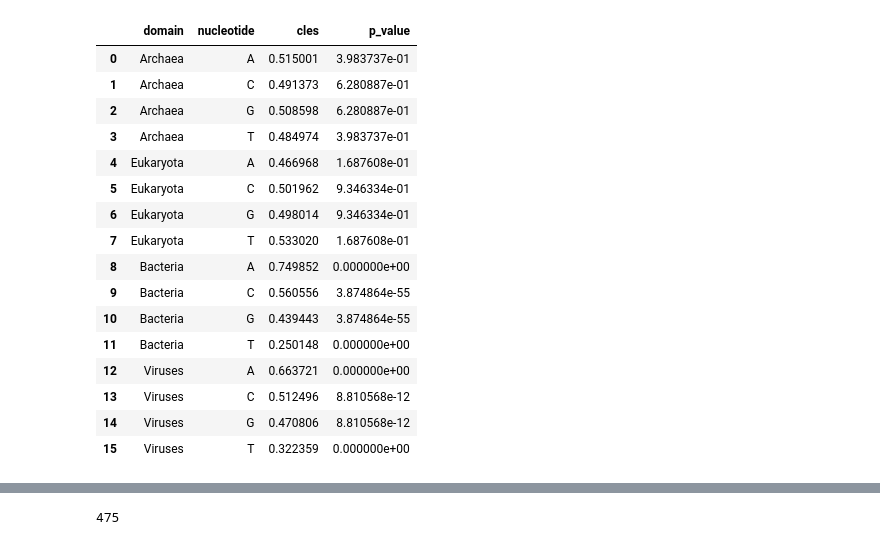
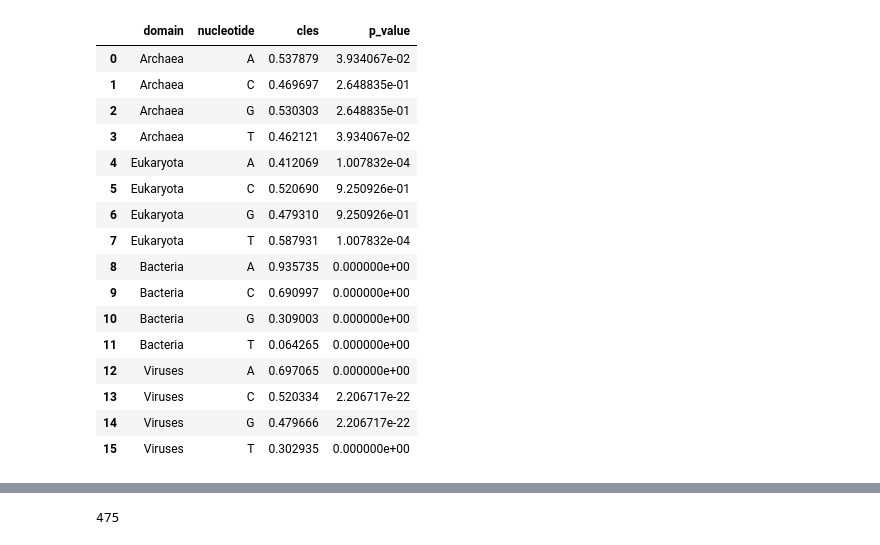
Before and after one commit to Georgakopoulos-Soares-lab/tree_of_life_IR, a Jupyter notebook: notebooks/Motif_Biophysical_Properties_rmk.ipynb, the cells around one changed output, grey strips where cells are left out. Saved outputs shown, nothing was run; the diff lists cells and outputs as text; code cells hidden in the pictures.

```diff
--- a/notebooks/Motif_Biophysical_Properties_rmk.ipynb
+++ b/notebooks/Motif_Biophysical_Properties_rmk.ipynb
@@ -30,0 +81,3 @@ shape: (33_558_919, 21)
+# %%
+df = pl.read_csv("merged_coords_summary_IR.tsv", separator="\t", has_header=True)
+df
@@ -30,0 +99,7 @@ shape: (33_558_919, 21)
+# %%
+extract_id = lambda x: "_".join(Path(x).name.split("_")[:2])
+validated_normal = set(extract_id(line.strip()) for line in open("processed_succesfully_IR_normal.txt"))
+# validated_shuffled = set(extract_id(line.strip()) for line in open("processed_succesfully_IR_shuffled.txt"))
+# mutual_assemblies = validated_normal.intersection(validated_shuffled)
+motif_df = motif_df.filter(pl.col("#assembly_accession").is_in(validated_normal))
+motif_df
@@ -30,0 +228,7 @@ shape: (33_558_919, 21)
+# %%
+extract_id = lambda x: "_".join(Path(x).name.split("_")[:2])
+validated_normal = set(extract_id(line.strip()) for line in open("processed_succesfully_IR_normal.txt"))
+# validated_shuffled = set(extract_id(line.strip()) for line in open("processed_succesfully_IR_shuffled.txt"))
+# mutual_assemblies = validated_normal.intersection(validated_shuffled)
+motif_df = motif_df.filter(pl.col("#assembly_accession").is_in(validated_normal))
+motif_df
@@ -180,7 +407,18 @@ shape: (8, 5)
 # %%
 import pandas as pd
 import numpy as np
-from scipy.stats import mannwhitneyu
+from scipy.stats import mannwhitneyu, wilcoxon
+
+def paired_common_language_effect_size(x, y):
+    x = np.asarray(x)
+    y = np.asarray(y)
+
+    if len(x) != len(y):
+        raise ValueError("Paired CLES requires x and y to have the same length")
+
+    diff = x - y
+    return (np.sum(diff > 0) + 0.5 * np.sum(diff == 0)) / len(diff)
+
 
 def common_language_effect_size(x, y):
     n_x = len(x)
@@ -188,52 +426,48 @@ def common_language_effect_size(x, y):
     count = 0
     for xi in x:
         count += np.sum(xi > y)
     return count / (n_x * n_y)
 
 cles_results = []
 domains = ["Archaea", "Eukaryota", "Bacteria", "Viruses"]
 nucleotides = ["A", "C", "G", "T"]
 for domain in domains:
     df = grouped_right_left_profile_melted_df.filter(pl.col("domain") == domain).to_pandas()
-
     for nt in nucleotides:
         left_values = df[(df["nucleotide"] == nt) & (df["left_right_arm_group"] == "Left Arm")]["fraction"].values
         right_values = df[(df["nucleotide"] == nt) & (df["left_right_arm_group"] == "Right Arm")]["fraction"].values
-
         if len(left_values) == 0 or len(right_values) == 0:
             cles = np.nan
         else:
-            cles = common_language_effect_size(left_values, right_values)
-
+            cles = paired_common_language_effect_size(left_values, right_values)
         if len(left_values) > 0 and len(right_values) > 0:
-            _, pval = mannwhitneyu(left_values, right_values, alternative="two-sided")
+            _, pval = wilcoxon(left_values, right_values, alternative="two-sided")
         else:
             pval = np.nan
-
         cles_results.append({
             "domain": domain,
             "nucleotide": nt,
             "cles": cles,
             "p_value": pval
         })
 
 cles_df = pd.DataFrame(cles_results)
 cles_df
 # %% [output]
 |  | domain | nucleotide | cles | p_value |
-| 0 | Archaea | A | 0.515001 | 3.983737e-01 |
-| 1 | Archaea | C | 0.491373 | 6.280887e-01 |
-| 2 | Archaea | G | 0.508598 | 6.280887e-01 |
-| 3 | Archaea | T | 0.484974 | 3.983737e-01 |
-| 4 | Eukaryota | A | 0.466968 | 1.687608e-01 |
-| 5 | Eukaryota | C | 0.501962 | 9.346334e-01 |
-| 6 | Eukaryota | G | 0.498014 | 9.346334e-01 |
-| 7 | Eukaryota | T | 0.533020 | 1.687608e-01 |
-| 8 | Bacteria | A | 0.749852 | 0.000000e+00 |
-| 9 | Bacteria | C | 0.560556 | 3.874864e-55 |
-| 10 | Bacteria | G | 0.439443 | 3.874864e-55 |
-| 11 | Bacteria | T | 0.250148 | 0.000000e+00 |
-| 12 | Viruses | A | 0.663721 | 0.000000e+00 |
-| 13 | Viruses | C | 0.512496 | 8.810568e-12 |
-| 14 | Viruses | G | 0.470806 | 8.810568e-12 |
-| 15 | Viruses | T | 0.322359 | 0.000000e+00 |
+| 0 | Archaea | A | 0.537879 | 3.934067e-02 |
+| 1 | Archaea | C | 0.469697 | 2.648835e-01 |
+| 2 | Archaea | G | 0.530303 | 2.648835e-01 |
+| 3 | Archaea | T | 0.462121 | 3.934067e-02 |
+| 4 | Eukaryota | A | 0.412069 | 1.007832e-04 |
+| 5 | Eukaryota | C | 0.520690 | 9.250926e-01 |
+| 6 | Eukaryota | G | 0.479310 | 9.250926e-01 |
+| 7 | Eukaryota | T | 0.587931 | 1.007832e-04 |
+| 8 | Bacteria | A | 0.935735 | 0.000000e+00 |
+| 9 | Bacteria | C | 0.690997 | 0.000000e+00 |
+| 10 | Bacteria | G | 0.309003 | 0.000000e+00 |
+| 11 | Bacteria | T | 0.064265 | 0.000000e+00 |
+| 12 | Viruses | A | 0.697065 | 0.000000e+00 |
+| 13 | Viruses | C | 0.520334 | 2.206717e-22 |
+| 14 | Viruses | G | 0.479666 | 2.206717e-22 |
+| 15 | Viruses | T | 0.302935 | 0.000000e+00 |
```
Also changed, not shown: parts of 69 cells of this notebook, 7 other files.
